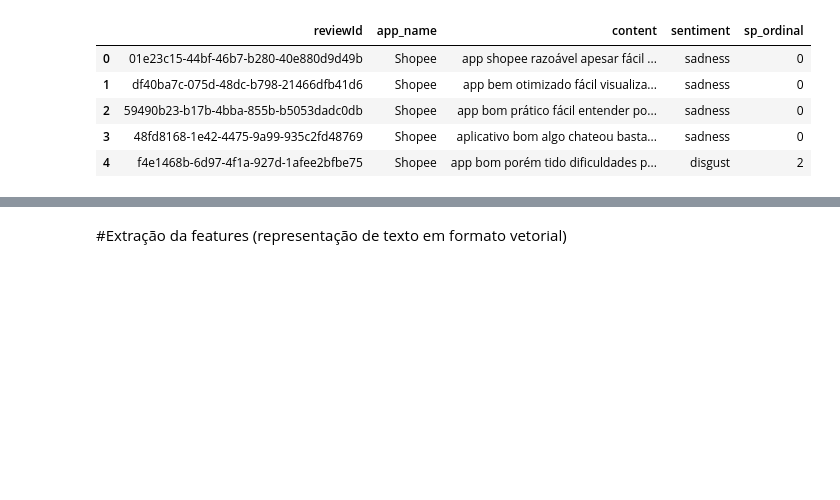
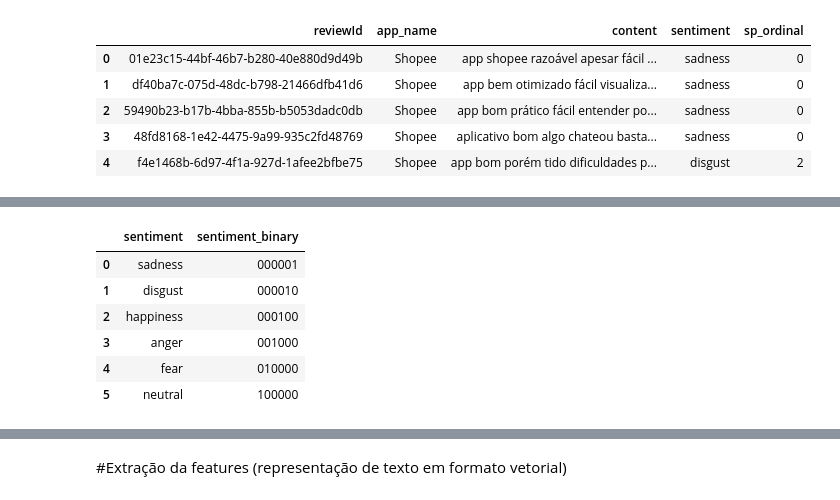
Before and after one commit to Kalidsa/Projeto-de-Minera-o-de-Textos---CDII, a Jupyter notebook: Mineração_de_textos.ipynb, the cells around one changed output, grey strips where cells are left out. Cells and saved outputs as stored; diff of their text form; code cells hidden in the pictures; blank space fills up the shorter version.

```diff
--- a/Mineração_de_textos.ipynb
+++ b/Mineração_de_textos.ipynb
@@ -283,0 +347,7 @@ See the caveats in the documentation: https://pandas.pydata.org/pandas-docs/stab
+# %%
+# Crie um dicionário para armazenar o mapeamento
+sentiment_mapping_dict = {}
+sent_bin_val = sent_dft['sentiment_binary'].unique()
+sent_bin_val.sort()
+sent_bin_dft = pd.DataFrame(sent_bin_val, columns=['sentiment_binary'])
+sent_bin_dft
@@ -283,0 +362,16 @@ See the caveats in the documentation: https://pandas.pydata.org/pandas-docs/stab
+# %%
+# Crie um novo DataFrame com o mapeamento
+sentiment_mapping = pd.DataFrame({
+    'sentiment': sent_val_dft['sentiment'],
+    'sentiment_binary': sent_bin_dft['sentiment_binary']
+})
+
+sentiment_mapping
+# %% [output]
+|  | sentiment | sentiment_binary |
+| 0 | sadness | 000001 |
+| 1 | disgust | 000010 |
+| 2 | happiness | 000100 |
+| 3 | anger | 001000 |
+| 4 | fear | 010000 |
+| 5 | neutral | 100000 |
```
Also changed, not shown: parts of 15 cells of this notebook.
